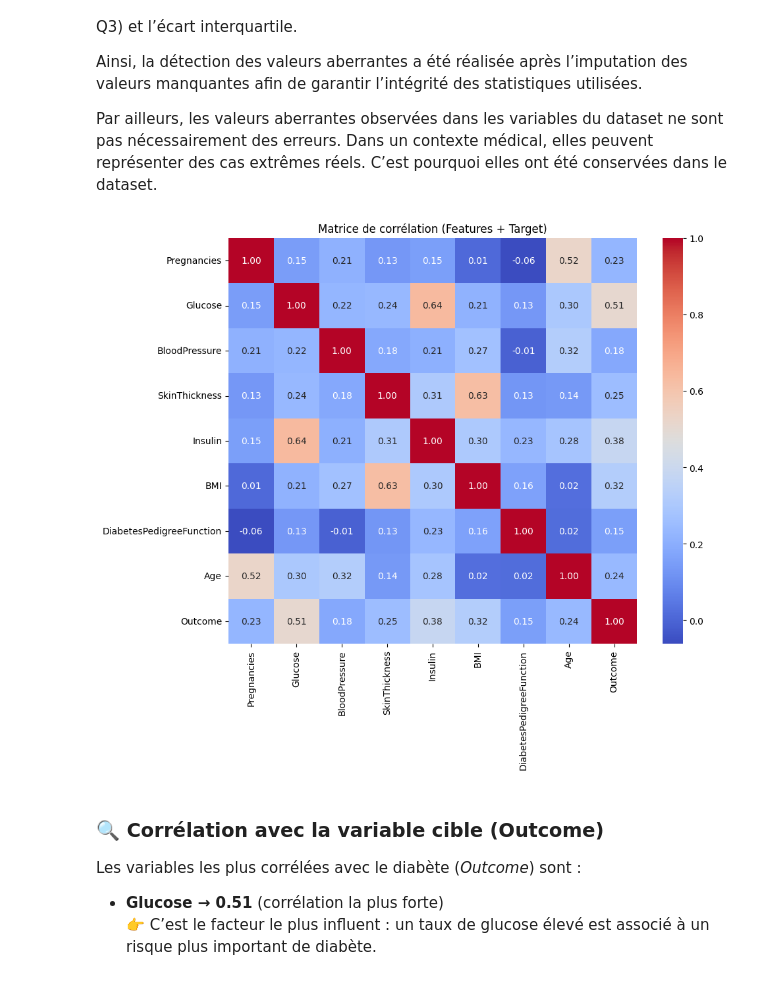
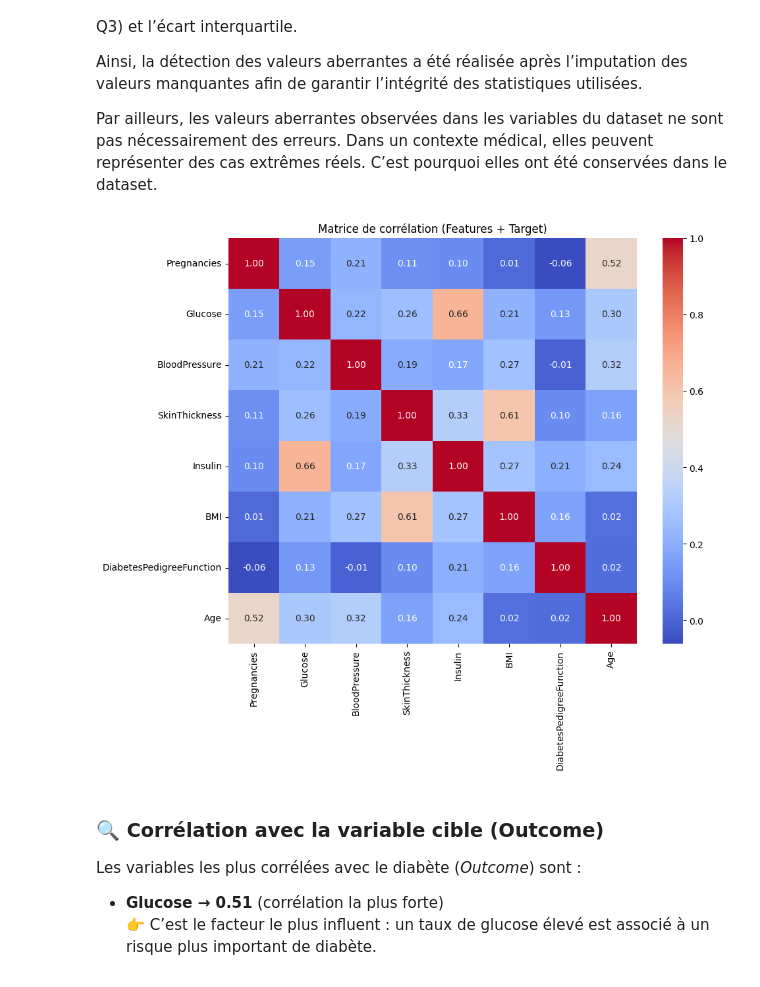
Before and after one commit to fidas5/Pima-Diabetes-RandomForest-Analysis, a Jupyter notebook: Notebook.ipynb, the cells around one changed output. Saved outputs shown, nothing was run; the diff lists cells and outputs as text; code cells hidden in the pictures.

```diff
--- a/Notebook.ipynb
+++ b/Notebook.ipynb
@@ -339,0 +310,15 @@ X_test_scaled = scaler.transform(X_test)
+# %%
+from sklearn.impute import KNNImputer
+
+imputer = KNNImputer(n_neighbors=5)
+
+X_train_imputed = imputer.fit_transform(X_train)
+X_test_imputed = imputer.transform(X_test)
+
+# 🔄 Conversion en DataFrame
+X_train_imputed = pd.DataFrame(X_train_imputed, columns=X_train.columns)
+X_test_imputed = pd.DataFrame(X_test_imputed, columns=X_test.columns)
+
+# Vérification correcte
+print(X_train_imputed.isnull().sum())
+print(X_test_imputed.isnull().sum())
@@ -339,0 +350,18 @@ X_test_scaled = scaler.transform(X_test)
+# %%
+from sklearn.preprocessing import StandardScaler
+# Initialisation
+scaler = StandardScaler()
+
+# 🔹 Fit sur TRAIN + transformation
+X_train_scaled = scaler.fit_transform(X_train_imputed)
+
+# 🔹 Transformation seulement sur TEST
+X_test_scaled = scaler.transform(X_test_imputed)
+
+# 🔄 Conversion en DataFrame (important)
+X_train_scaled = pd.DataFrame(X_train_scaled, columns=X_train_imputed.columns)
+X_test_scaled = pd.DataFrame(X_test_scaled, columns=X_test_imputed.columns)
+
+# ✅ Vérification
+print(X_train_scaled.head())
+print(X_test_scaled.head())
@@ -470,22 +407,18 @@ Par ailleurs, les valeurs aberrantes observées dans les variables du dataset ne
 # %%
 import pandas as pd
 import seaborn as sns
 import matplotlib.pyplot as plt
 
-# 1. reconstruire dataset complet (train uniquement)
-df_corr = X_train_imputed.copy()
-df_corr["Outcome"] = y_train.values
+# 1. Matrice de corrélation directement sur df_knn
+corr = X_train_scaled.corr()
 
-# 2. matrice de corrélation
-corr = df_corr.corr()
-
-# 3. affichage
+# 2. Affichage
 plt.figure(figsize=(10,8))
 sns.heatmap(corr, annot=True, cmap="coolwarm", fmt=".2f")
 plt.title("Matrice de corrélation (Features + Target)")
 plt.show()
 # %% [output]
-[figure, old version]
+[figure, new version]
 # %% [markdown]
 ### 🔍 Corrélation avec la variable cible (Outcome)
 
```
Also changed, not shown: parts of 72 cells of this notebook, 2 other files.
